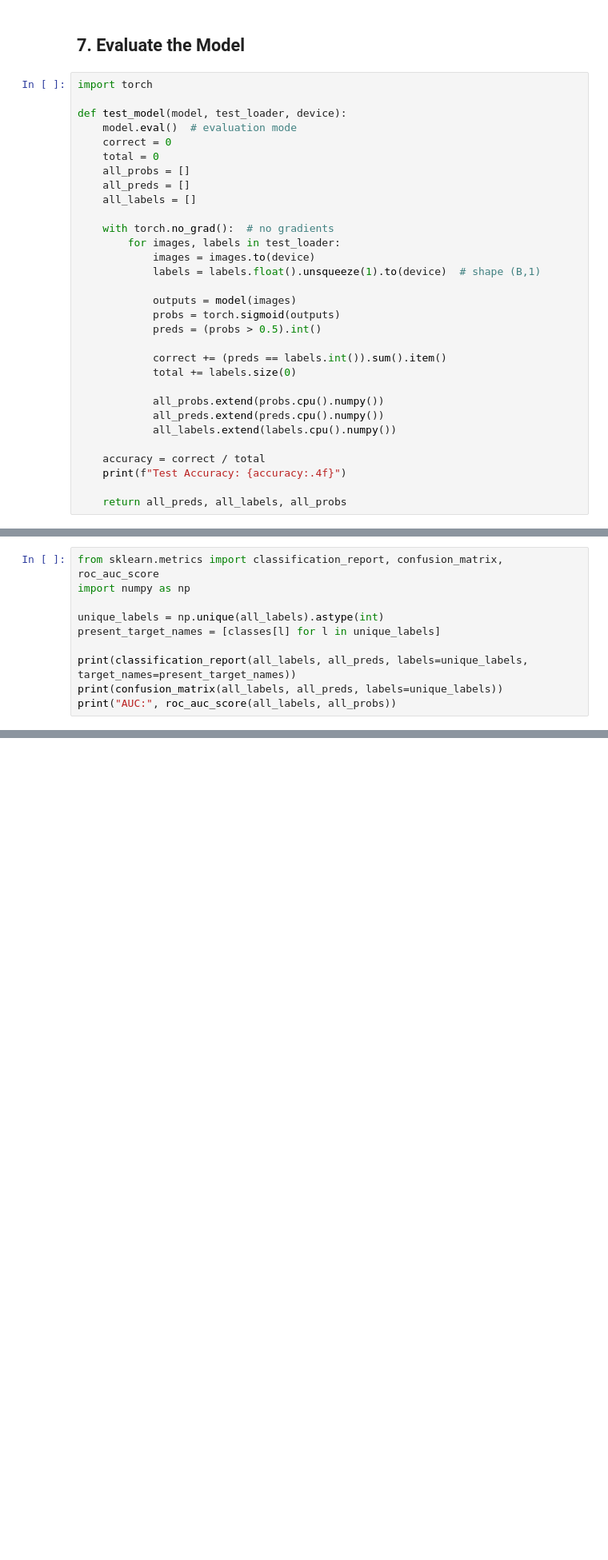
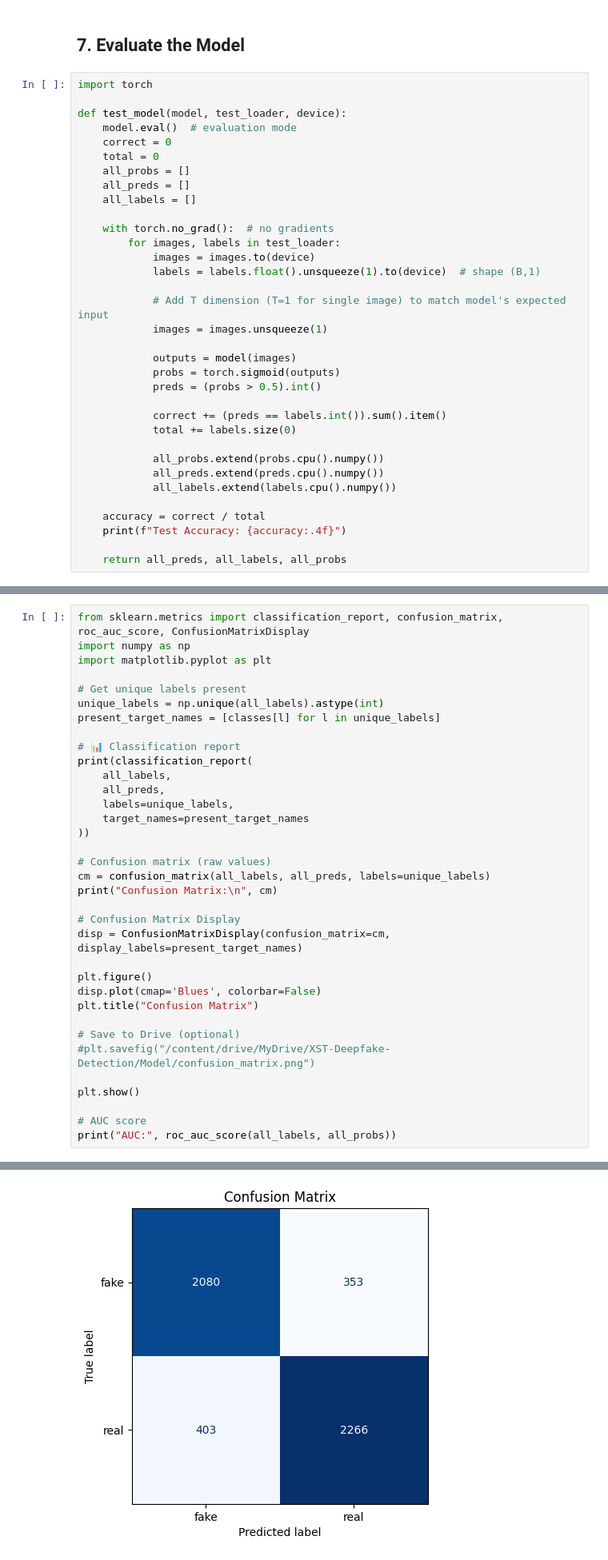
Before and after one commit to fatahrahimi330/XST-Deepfake-Detection, a Jupyter notebook: Model/Main_Model_v3.ipynb, the cells around one changed output, grey strips where cells are left out. Shown at 80% size. Drawn from its saved outputs; the diff is of its cells as text; blank space fills up the shorter version.

```diff
--- a/Model/Main_Model_v3.ipynb
+++ b/Model/Main_Model_v3.ipynb
@@ -398,6 +508,9 @@ def test_model(model, test_loader, device):
             images = images.to(device)
             labels = labels.float().unsqueeze(1).to(device)  # shape (B,1)
 
+            # Add T dimension (T=1 for single image) to match model's expected input
+            images = images.unsqueeze(1)
+
             outputs = model(images)
             probs = torch.sigmoid(outputs)
             preds = (probs > 0.5).int()
@@ -418,10 +533,36 @@ all_preds, all_labels, all_probs = test_model(model, test_loader, device)
 # %%
-from sklearn.metrics import classification_report, confusion_matrix, roc_auc_score
+from sklearn.metrics import classification_report, confusion_matrix, roc_auc_score, ConfusionMatrixDisplay
 import numpy as np
+import matplotlib.pyplot as plt
 
+# Get unique labels present
 unique_labels = np.unique(all_labels).astype(int)
 present_target_names = [classes[l] for l in unique_labels]
 
-print(classification_report(all_labels, all_preds, labels=unique_labels, target_names=present_target_names))
-print(confusion_matrix(all_labels, all_preds, labels=unique_labels))
+# 📊 Classification report
+print(classification_report(
+    all_labels,
+    all_preds,
+    labels=unique_labels,
+    target_names=present_target_names
+))
+
+# Confusion matrix (raw values)
+cm = confusion_matrix(all_labels, all_preds, labels=unique_labels)
+print("Confusion Matrix:\n", cm)
+
+# Confusion Matrix Display
+disp = ConfusionMatrixDisplay(confusion_matrix=cm, display_labels=present_target_names)
+
+plt.figure()
+disp.plot(cmap='Blues', colorbar=False)
+plt.title("Confusion Matrix")
+
+# Save to Drive (optional)
+#plt.savefig("/content/drive/MyDrive/XST-Deepfake-Detection/Model/confusion_matrix.png")
+
+plt.show()
+
+# AUC score
 print("AUC:", roc_auc_score(all_labels, all_probs))
+# %% [output]
@@ -427,0 +582 @@ print("AUC:", roc_auc_score(all_labels, all_probs))
+[figure, added]
```
Also changed, not shown: parts of 17 cells of this notebook.
